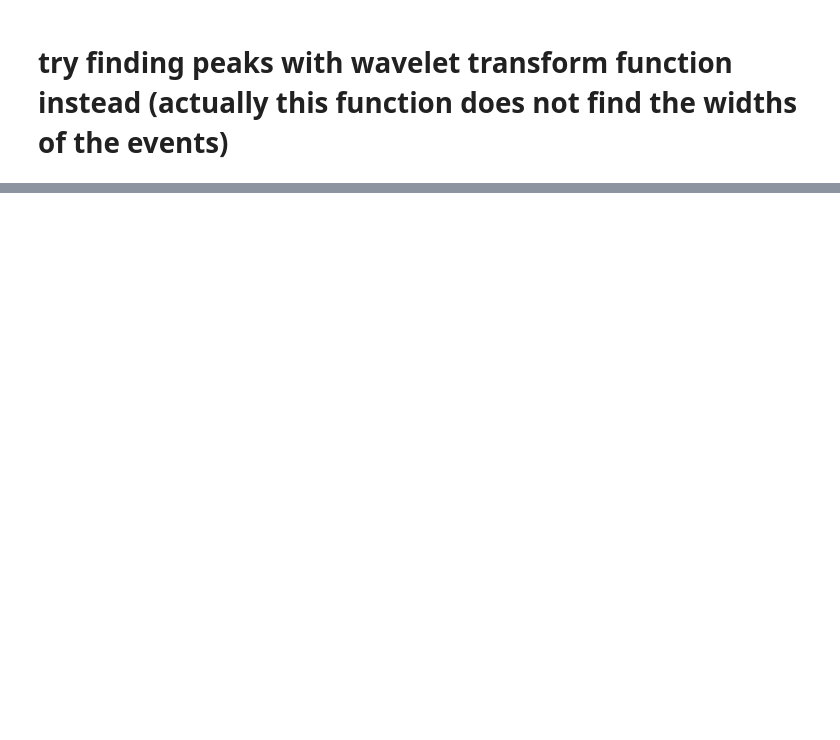
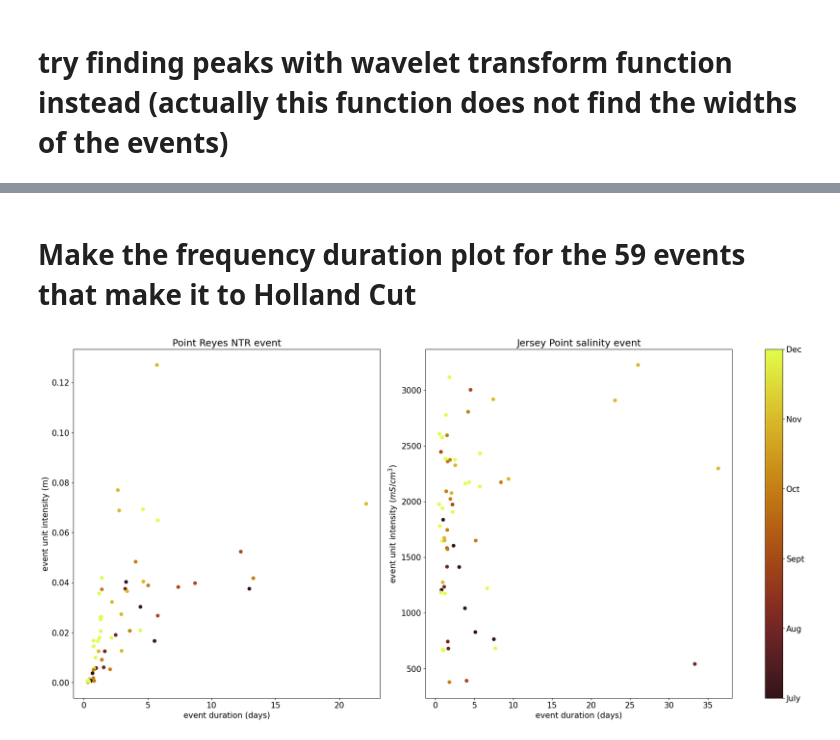
Before and after one commit to jennaisrael/Savio_scratch_back_up, a Jupyter notebook: climate_data_processing/identify_stp/test_peak_finding_do_not_downsample.ipynb, the cells around one changed output, grey strips where cells are left out. Drawn from its saved outputs; the diff is of its cells as text; code cells hidden in the pictures; blank space fills up the shorter version.

```diff
--- a/climate_data_processing/identify_stp/test_peak_finding_do_not_downsample.ipynb
+++ b/climate_data_processing/identify_stp/test_peak_finding_do_not_downsample.ipynb
@@ -944,0 +1052,5 @@ df_f_wo21['all_peak_24h']=np.isin(idx,peak_pr24h)
+# %%
+#trim the NaT from the beginning of the arrays
+peak_pr24h=peak_pr24h[1:]
+peak_jp24h=peak_jp24h[1:]
+peak_hol224h=peak_hol224h[1:]
@@ -1006,0 +1132,17 @@ plt.show()
+# %% [markdown]
+# Make the frequency duration plot for the 59 events that make it to Holland Cut
+# %%
+x_pr=df_f_wo21.pr.dropna().index
+y_pr=df_f_wo21.pr.dropna().values
+#unit_area(x,y,properties,peaks,dt,labelstr,peaksubset)
+inten_u_pr, dur_pr, mfc_pr = unit_area(x_pr,y_pr,propertiespr,pr_indices[peakspr],0.5,'pt reyes',peak_pr24h,1)
+x_jp=df_f_wo21.jp.dropna().index
+y_jp=df_f_wo21.jp.dropna().values
+inten_u_jp, dur_jp, mfc_jp = unit_area(x_jp,y_jp,propertiesjp,jp_indices[peaksjp],0.25,'Jersey Point',peak_jp24h,1)
+x_hol2=df_f_wo21.hol2.dropna().index
+y_hol2=df_f_wo21.hol2.dropna().values
+inten_u_hol2, dur_hol2, mfc_hol2 = unit_area(x_hol2,y_hol2,propertieshol2,hol2_indices[peakshol2],0.25,'Holland Cut',peak_hol224h,0)
+
+# x_hol2=df_f_wo21.hol2.dropna().index
+# y_hol2=df_f_wo21.hol2.dropna().values
+# inten_u_hol2, dur_hol2, mfc_hol2 = unit_area(x_hol2,y_hol2,propertieshol2,peakshol2,0.5,'Holland Cut',peak_hol224h)
@@ -1006,0 +1179,25 @@ plt.show()
+# %%
+# Plot intensity- duration for each location
+inten_u_jp, dur_jp
+#add colorbar
+fig, ax = plt.subplots(1,2,layout='constrained',figsize= (20,10))
+# setting font sizeto 30
+plt.rcParams.update({'font.size': 15})
+pts0=ax[0].scatter(dur_pr/24,inten_u_pr,c=mfc_pr,cmap=cmocean.cm.solar)
+ax[0].set_xlabel('event duration (days)')
+ax[0].set_ylabel('event unit intensity (m)')
+#ax[1].set_xlim(0,12)
+ax[0].set_title('Point Reyes NTR event')
+# cbar=fig.colorbar(pts0, ax=ax)
+# cbar.set_ticks(ticks=np.arange(7,13), labels=['July','Aug','Sept','Oct','Nov','Dec'])
+
+pts1=ax[1].scatter(dur_jp/24,inten_u_jp,c=mfc_jp,cmap=cmocean.cm.solar)
+ax[1].set_xlabel('event duration (days)')
+ax[1].set_ylabel('event unit intensity ($mS/cm^3$)')
+#ax[1].set_xlim(0,12)
+ax[1].set_title('Jersey Point salinity event')
+cbar=fig.colorbar(pts1, ax=ax)
+cbar.set_ticks(ticks=np.arange(7,13), labels=['July','Aug','Sept','Oct','Nov','Dec'])
+plt.show()
+# %% [output]
+[figure, added]
```
Also changed, not shown: parts of 83 cells of this notebook.
